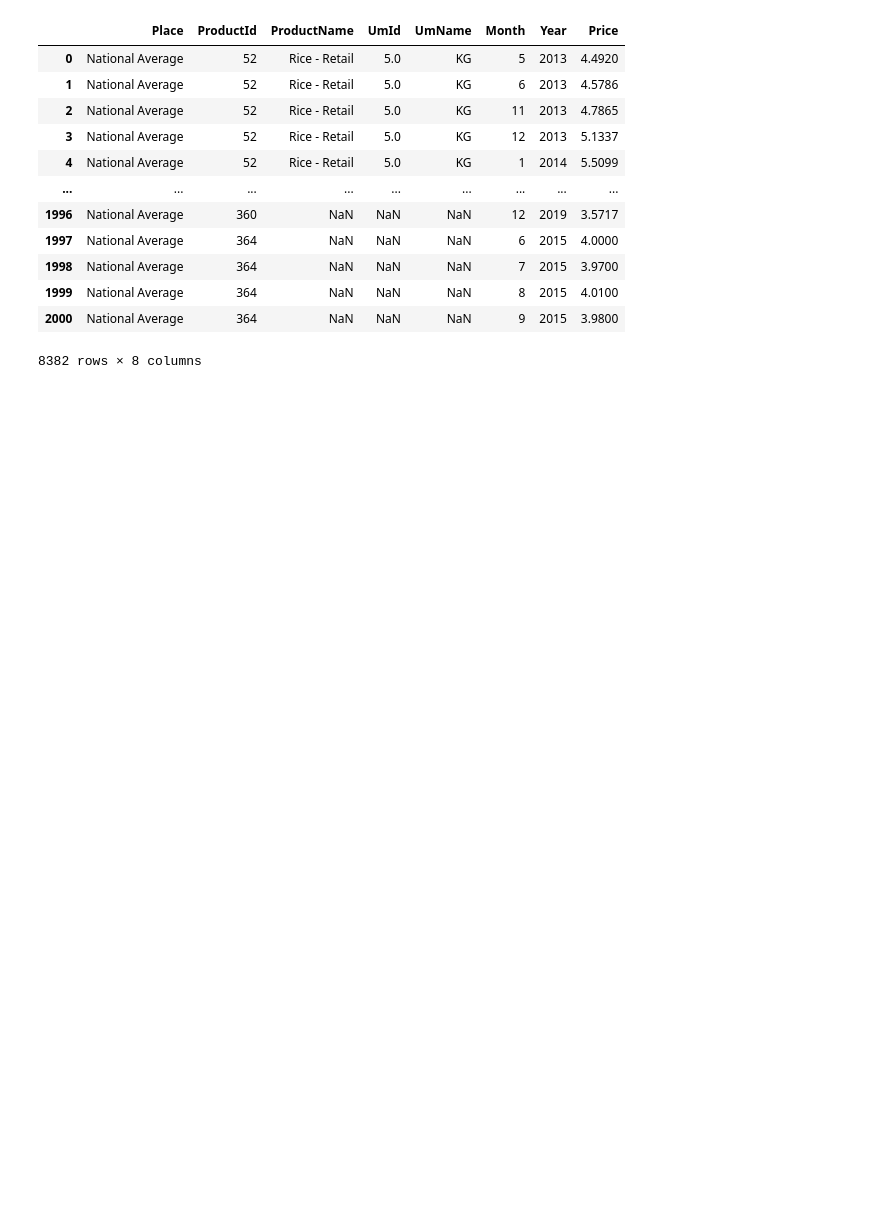
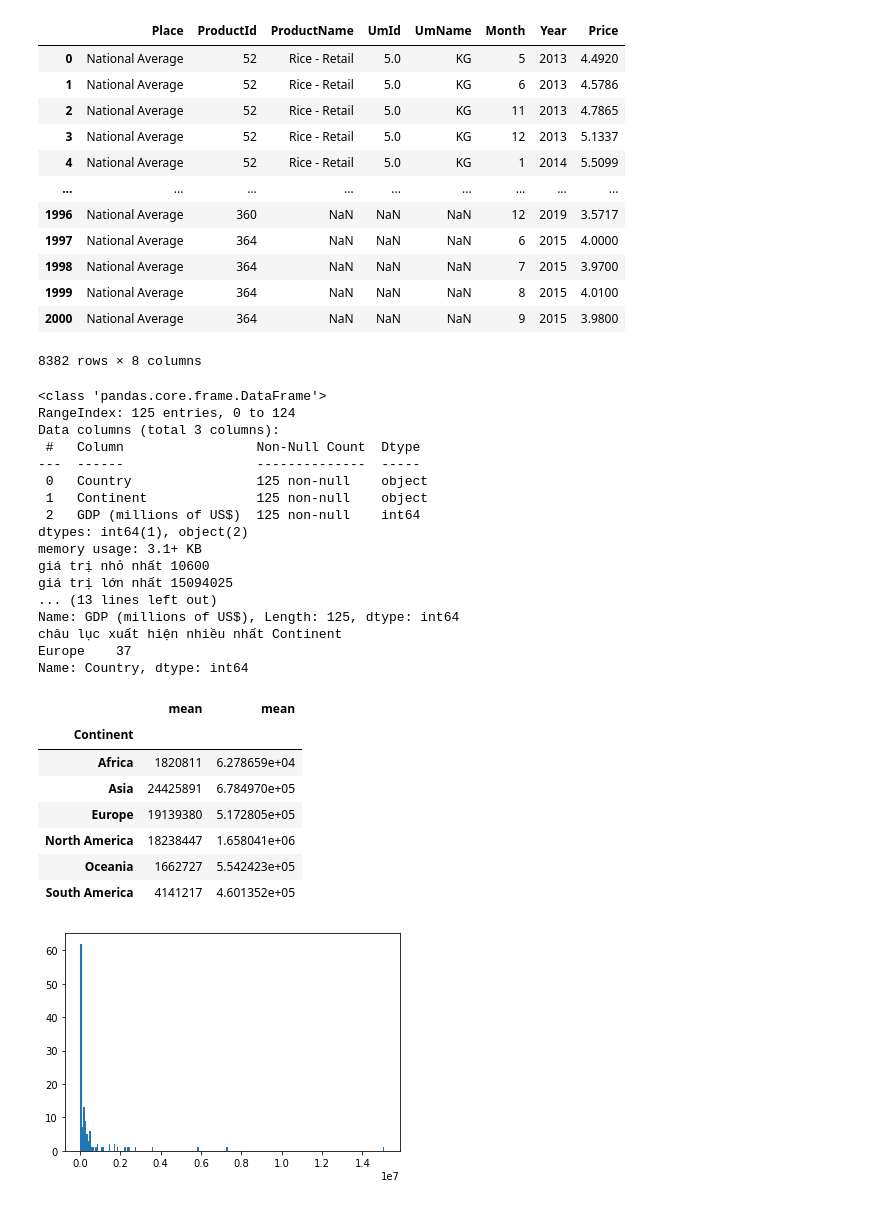
Before and after one commit to KimKieu123/DA30092022, a Jupyter notebook: BT Learn.ipynb, the cells around one changed output. Saved outputs shown, nothing was run; the diff lists cells and outputs as text; code cells hidden in the pictures; blank space fills up the shorter version.

```diff
--- a/BT Learn.ipynb
+++ b/BT Learn.ipynb
@@ -435,3 +435,58 @@ df5
 | 1999 | National Average | 364 | NaN | NaN | NaN | 8 | 2015 | 4.0100 |
 | 2000 | National Average | 364 | NaN | NaN | NaN | 9 | 2015 | 3.9800 |
 8382 rows × 8 columns
+# %%
+#[Bài tập] Phân tích trên bộ dữ liệu GPD List
+import pandas as pd
+import matplotlib.pyplot as plt
+data=pd.read_csv('GDPlist.csv', encoding = "ISO-8859-1")
+#Đọc bộ dữ liệu, cho biết số dòng, số cột và kiểu dữ liệu của các thuộc tính.
+data.info()
+#Tính giá trị lớn nhất và nhỏ nhất của GDP.
+print("giá trị nhỏ nhất",data["GDP (millions of US$)"].min())
+print("giá trị lớn nhất",data["GDP (millions of US$)"].max())
+#Hãy cho biết xu hướng phân bố dữ liệu của GDP.
+print("giá trị trung vị",data["GDP (millions of US$)"].median())
+print("giá trị trung bình",data["GDP (millions of US$)"].mean())
+print("giá trị mode",data["GDP (millions of US$)"].mode())
+plt.hist(data["GDP (millions of US$)"], bins = 200)
+#dữ liệu lệch phải
+#Hãy cho biết châu lục nào xuất hiện nhiều nhất?
+#print("châu lục xuất hiện nhiều nhất",data.pivot_table(values='Country',index='Continent',aggfunc ='count'))
+data_continent = data.groupby(["Continent"])['Country'].count().sort_values(ascending= False)
+print("châu lục xuất hiện nhiều nhất",data_continent.head(1))
+#Với mỗi châu lục hãy tính tổng GDP; trung bình cộng GDP.
+#Hợp nhất 2 bảng này thành một bảng duy nhất gồm 3 thông tin: Tên châu lục; Tổng GDP; TBC GDP.
+data1 = data.pivot_table(values='GDP (millions of US$)',index='Continent',aggfunc ='sum')
+data2 = data.pivot_table(values='GDP (millions of US$)',index='Continent',aggfunc ='mean')
+data3 = pd.concat([data1,data2], axis=1)
+data3.rename(columns={'GDP (millions of US$)':'sum','GDP (millions of US$)':'mean'},inplace=True)
+
+data3
+# %% [output]
+<class 'pandas.core.frame.DataFrame'>
+RangeIndex: 125 entries, 0 to 124
+Data columns (total 3 columns):
+ #   Column                 Non-Null Count  Dtype
+---  ------                 --------------  -----
+ 0   Country                125 non-null    object
+ 1   Continent              125 non-null    object
+ 2   GDP (millions of US$)  125 non-null    int64
+dtypes: int64(1), object(2)
+memory usage: 3.1+ KB
+giá trị nhỏ nhất 10600
+giá trị lớn nhất 15094025
+... (13 lines left out)
+Name: GDP (millions of US$), Length: 125, dtype: int64
+châu lục xuất hiện nhiều nhất Continent
+Europe    37
+Name: Country, dtype: int64
+|  | mean | mean |
+| Continent |  |  |
+| Africa | 1820811 | 6.278659e+04 |
+| Asia | 24425891 | 6.784970e+05 |
+| Europe | 19139380 | 5.172805e+05 |
+| North America | 18238447 | 1.658041e+06 |
+| Oceania | 1662727 | 5.542423e+05 |
+| South America | 4141217 | 4.601352e+05 |
+[figure, added]
```
Also changed, not shown: 3 other files.
